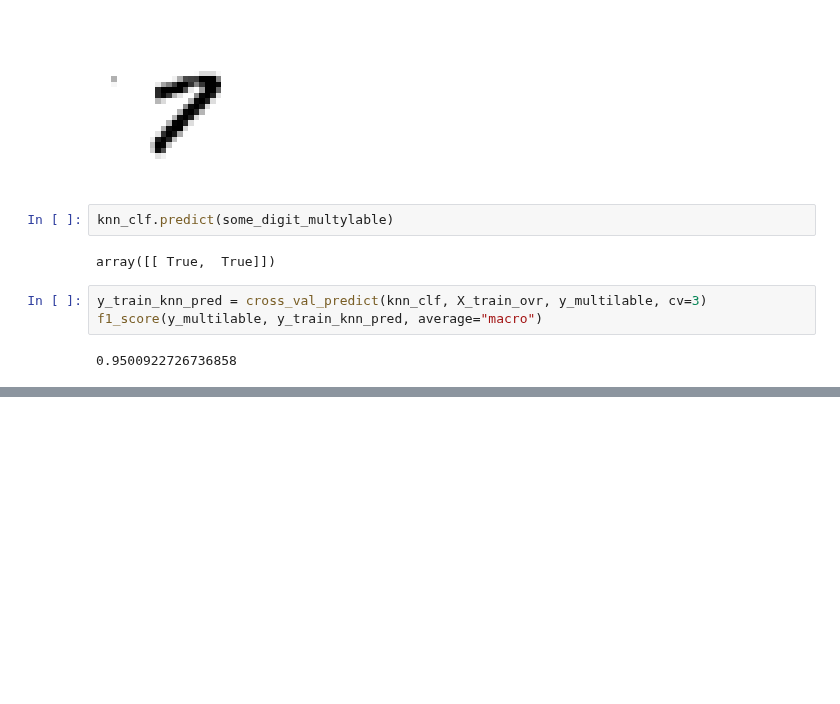
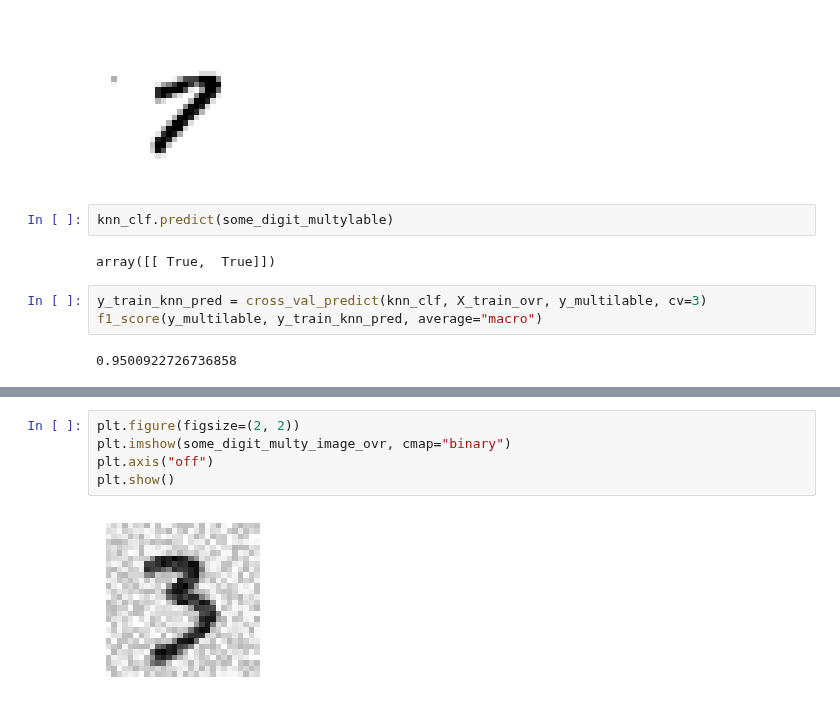
Before and after one commit to KumudithaSilva/Sklearn-ML, a Jupyter notebook: ML_Classification/minest.ipynb, the cells around one changed output, grey strips where cells are left out. Saved outputs shown, nothing was run; the diff lists cells and outputs as text; blank space fills up the shorter version.

```diff
--- a/ML_Classification/minest.ipynb
+++ b/ML_Classification/minest.ipynb
@@ -439,0 +496,7 @@ f1_score(y_multilable, y_train_knn_pred, average="macro")
+# %%
+plt.figure(figsize=(2, 2))
+plt.imshow(some_digit_multy_image_ovr, cmap="binary")
+plt.axis("off")
+plt.show()
+# %% [output]
+[figure, added]
```
Also changed, not shown: parts of 14 cells of this notebook.
